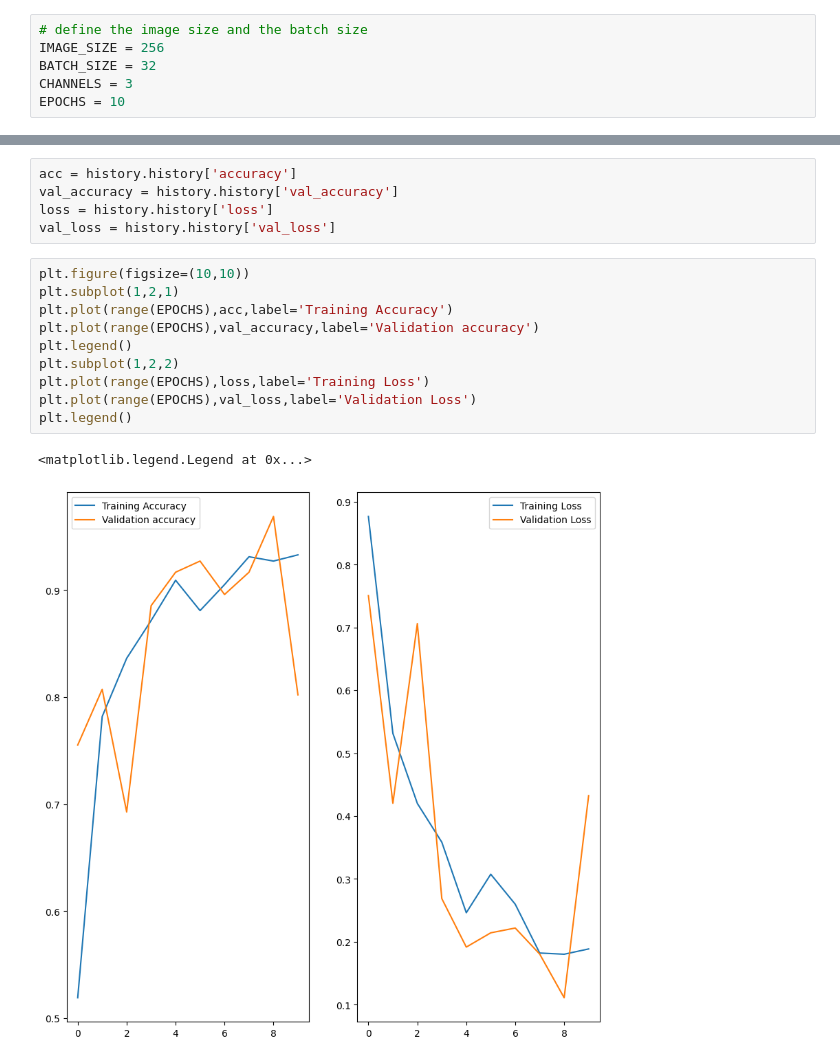
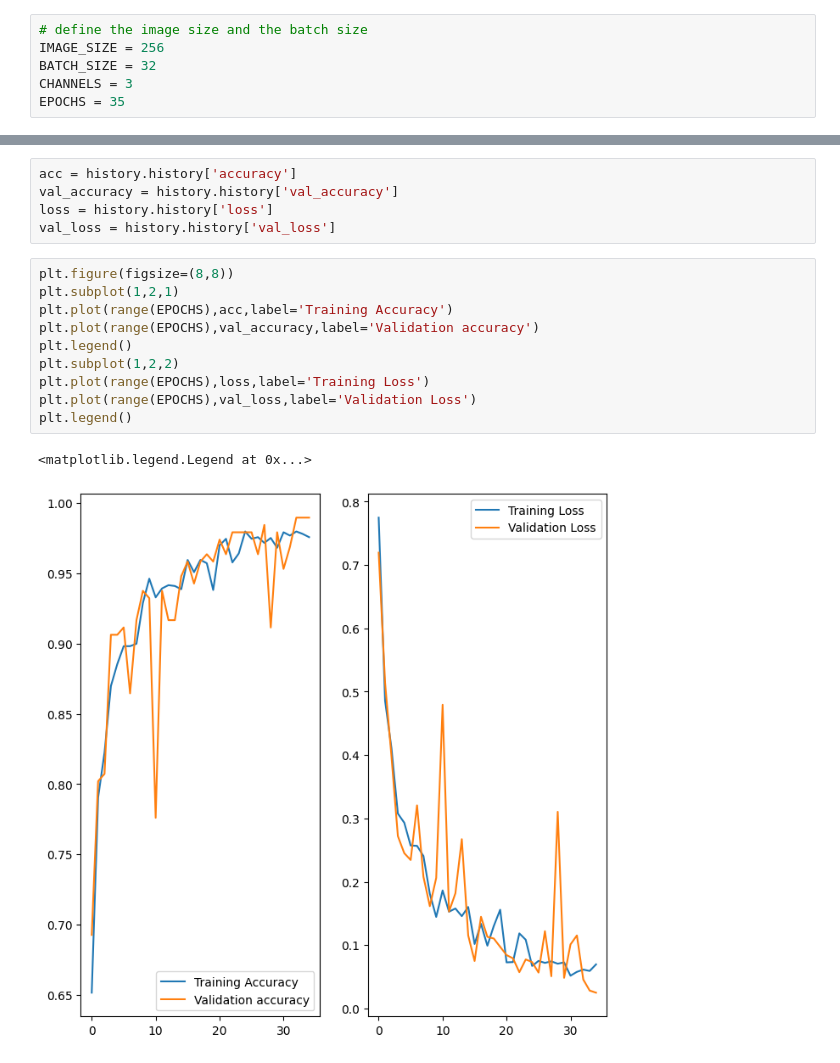
Before and after one commit to Devang-C/Potato-Disease-Classification, a Jupyter notebook: ModelTraining.ipynb, the cells around one changed output, grey strips where cells are left out. Cells and saved outputs as stored; diff of their text form.

```diff
--- a/ModelTraining.ipynb
+++ b/ModelTraining.ipynb
@@ -14,7 +18,7 @@ import matplotlib.pyplot as plt
 IMAGE_SIZE = 256
 BATCH_SIZE = 32
 CHANNELS = 3
-EPOCHS = 10
+EPOCHS = 35
 # %%
 dataset = tf.keras.preprocessing.image_dataset_from_directory(
     "data",
@@ -286,15 +300,15 @@ val_accuracy = history.history['val_accuracy']
 loss = history.history['loss']
 val_loss = history.history['val_loss']
 # %%
-plt.figure(figsize=(10,10))
+plt.figure(figsize=(8,8))
 plt.subplot(1,2,1)
 plt.plot(range(EPOCHS),acc,label='Training Accuracy')
 plt.plot(range(EPOCHS),val_accuracy,label='Validation accuracy')
 plt.legend()
 plt.subplot(1,2,2)
 plt.plot(range(EPOCHS),loss,label='Training Loss')
 plt.plot(range(EPOCHS),val_loss,label='Validation Loss')
 plt.legend()
 # %% [output]
 <matplotlib.legend.Legend at 0x...>
-[figure, old version]
+[figure, new version]
```
Also changed, not shown: parts of 14 cells of this notebook.
